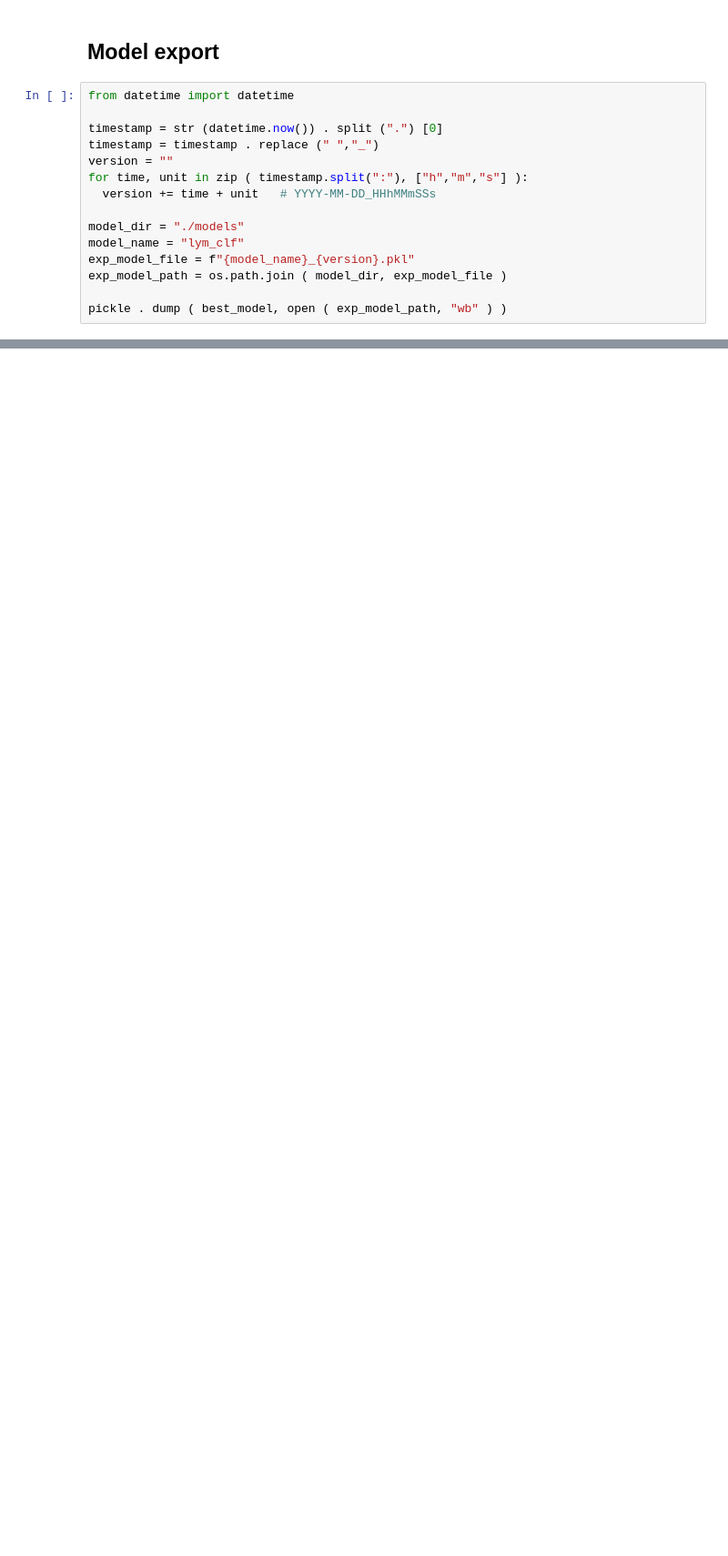
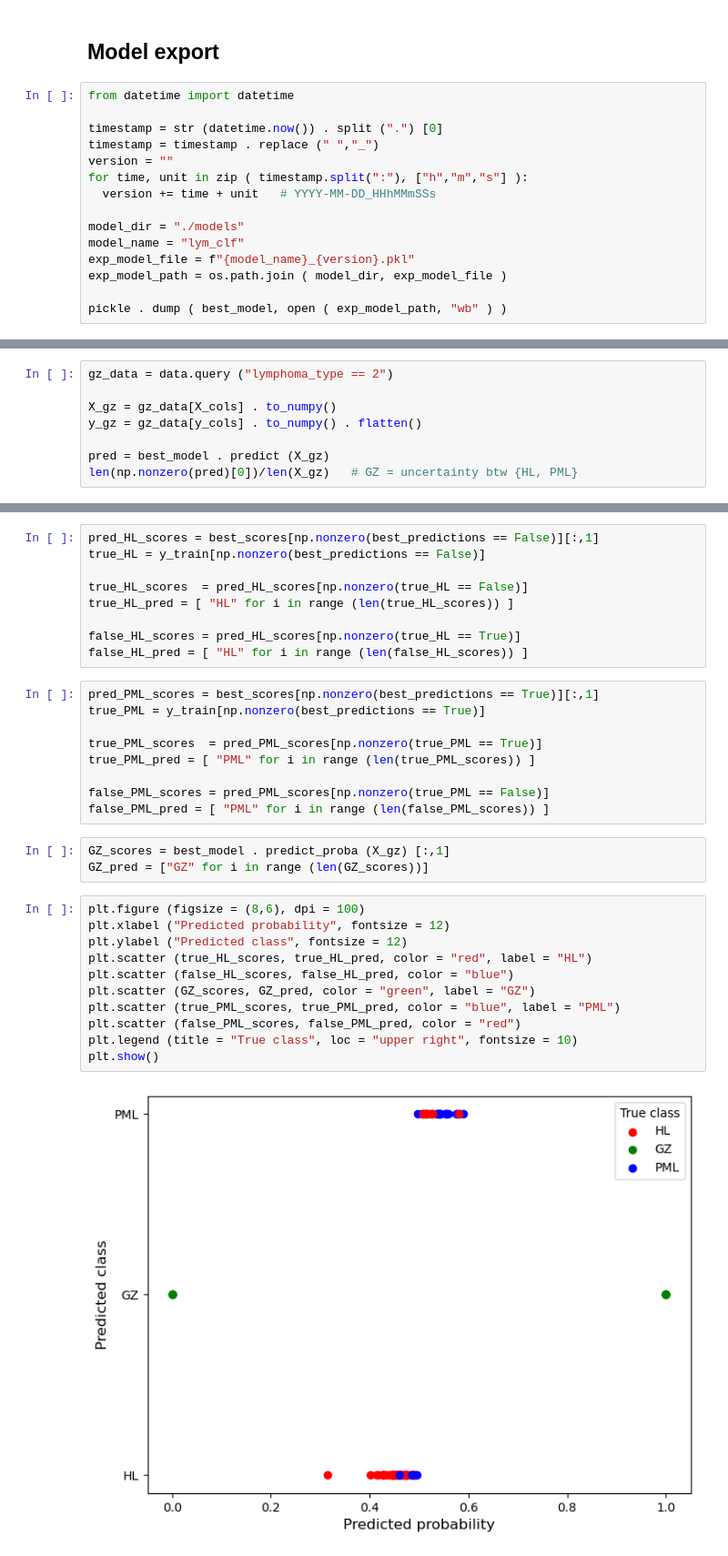
Before and after one commit to harel-coffee/mediastinal-lymphoma-classification-auto, a Jupyter notebook: 5_lymphoma_classification.ipynb, the cells around one changed output, grey strips where cells are left out. Shown at 91% size. Saved outputs shown, nothing was run; the diff lists cells and outputs as text; blank space fills up the shorter version.

Commit message:
added scatter plot

```diff
--- a/5_lymphoma_classification.ipynb
+++ b/5_lymphoma_classification.ipynb
@@ -667,0 +670,8 @@ pickle . dump ( best_model, open ( exp_model_path, "wb" ) )
+# %%
+gz_data = data.query ("lymphoma_type == 2")
+
+X_gz = gz_data[X_cols] . to_numpy()
+y_gz = gz_data[y_cols] . to_numpy() . flatten()
+
+pred = best_model . predict (X_gz)
+len(np.nonzero(pred)[0])/len(X_gz)   # GZ = uncertainty btw {HL, PML}
@@ -667,0 +680,34 @@ pickle . dump ( best_model, open ( exp_model_path, "wb" ) )
+# %%
+pred_HL_scores = best_scores[np.nonzero(best_predictions == False)][:,1]
+true_HL = y_train[np.nonzero(best_predictions == False)]
+
+true_HL_scores  = pred_HL_scores[np.nonzero(true_HL == False)]
+true_HL_pred = [ "HL" for i in range (len(true_HL_scores)) ]
+
+false_HL_scores = pred_HL_scores[np.nonzero(true_HL == True)]
+false_HL_pred = [ "HL" for i in range (len(false_HL_scores)) ]
+# %%
+pred_PML_scores = best_scores[np.nonzero(best_predictions == True)][:,1]
+true_PML = y_train[np.nonzero(best_predictions == True)]
+
+true_PML_scores  = pred_PML_scores[np.nonzero(true_PML == True)]
+true_PML_pred = [ "PML" for i in range (len(true_PML_scores)) ]
+
+false_PML_scores = pred_PML_scores[np.nonzero(true_PML == False)]
+false_PML_pred = [ "PML" for i in range (len(false_PML_scores)) ]
+# %%
+GZ_scores = best_model . predict_proba (X_gz) [:,1]
+GZ_pred = ["GZ" for i in range (len(GZ_scores))]
+# %%
+plt.figure (figsize = (8,6), dpi = 100)
+plt.xlabel ("Predicted probability", fontsize = 12)
+plt.ylabel ("Predicted class", fontsize = 12)
+plt.scatter (true_HL_scores, true_HL_pred, color = "red", label = "HL")
+plt.scatter (false_HL_scores, false_HL_pred, color = "blue")
+plt.scatter (GZ_scores, GZ_pred, color = "green", label = "GZ")
+plt.scatter (true_PML_scores, true_PML_pred, color = "blue", label = "PML")
+plt.scatter (false_PML_scores, false_PML_pred, color = "red")
+plt.legend (title = "True class", loc = "upper right", fontsize = 10)
+plt.show()
+# %% [output]
+[figure, added]
```
Also changed, not shown: parts of 3 cells of this notebook.
